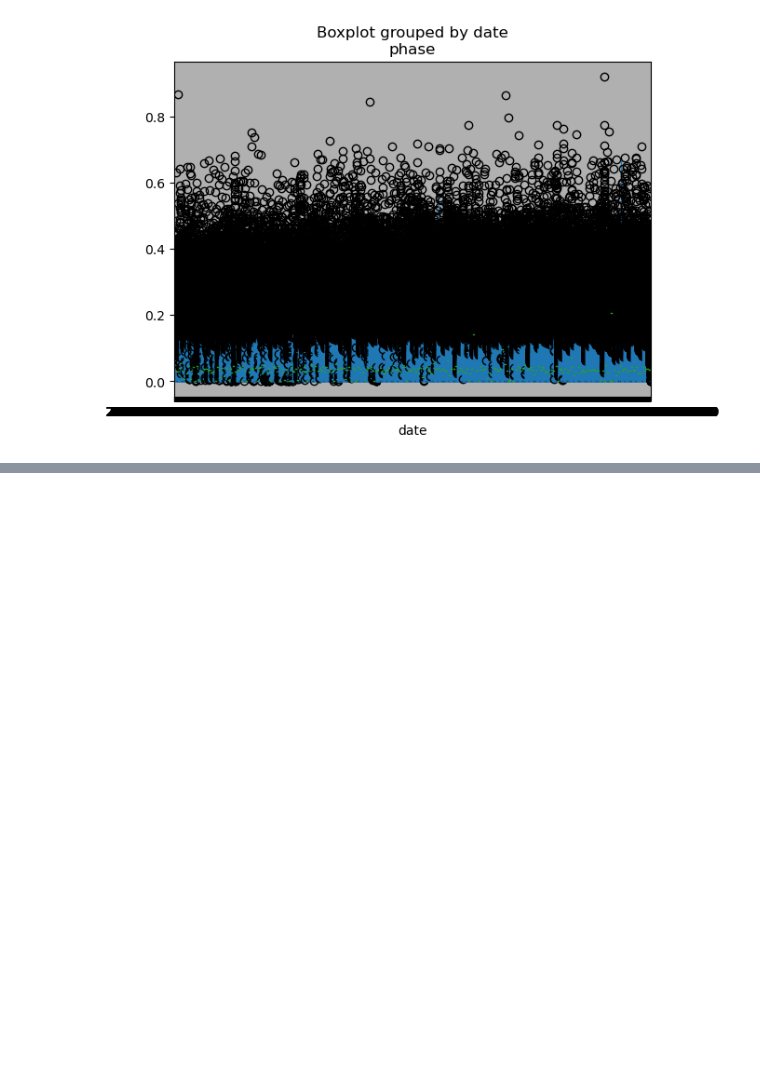
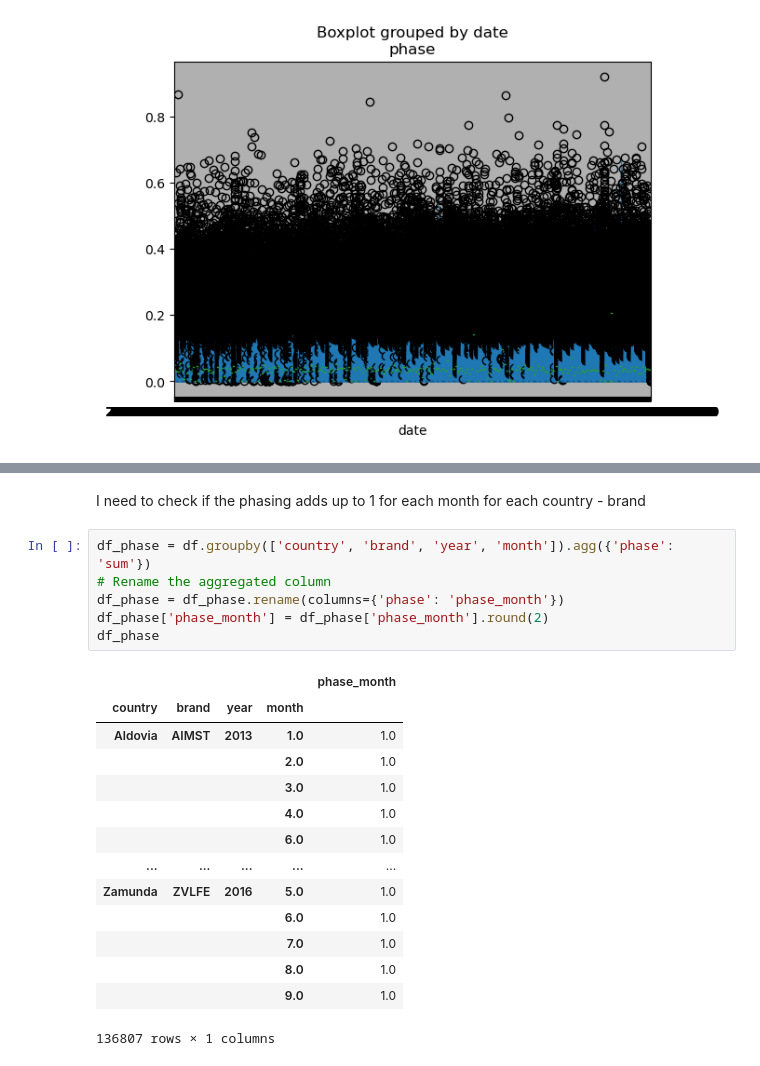
Before and after one commit to debsankarde/Novartis-datathon-2023, a Jupyter notebook: data_submission/eda.ipynb, the cells around one changed output, grey strips where cells are left out. Cells and saved outputs as stored; diff of their text form; blank space fills up the shorter version.

```diff
--- a/data_submission/eda.ipynb
+++ b/data_submission/eda.ipynb
@@ -136,0 +181,23 @@ plt.show()
+# %% [markdown]
+I need to check if the phasing adds up to 1 for each month for each country - brand
+# %%
+df_phase = df.groupby(['country', 'brand', 'year', 'month']).agg({'phase': 'sum'})
+# Rename the aggregated column
+df_phase = df_phase.rename(columns={'phase': 'phase_month'})
+df_phase['phase_month'] = df_phase['phase_month'].round(2)
+df_phase
+# %% [output]
+|  |  |  |  | phase_month |
+| country | brand | year | month |  |
+| Aldovia | AIMST | 2013 | 1.0 | 1.0 |
+|  |  |  | 2.0 | 1.0 |
+|  |  |  | 3.0 | 1.0 |
+|  |  |  | 4.0 | 1.0 |
+|  |  |  | 6.0 | 1.0 |
+| ... | ... | ... | ... | ... |
+| Zamunda | ZVLFE | 2016 | 5.0 | 1.0 |
+|  |  |  | 6.0 | 1.0 |
+|  |  |  | 7.0 | 1.0 |
+|  |  |  | 8.0 | 1.0 |
+|  |  |  | 9.0 | 1.0 |
+136807 rows × 1 columns
```
Also changed, not shown: parts of 8 cells of this notebook.
